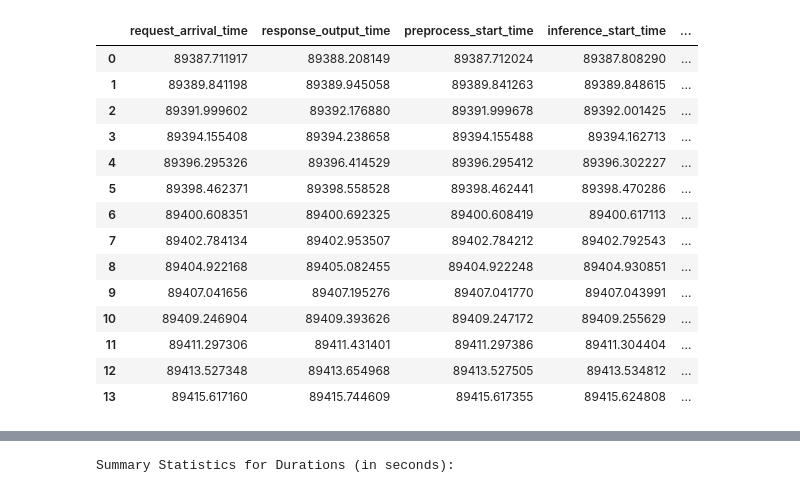
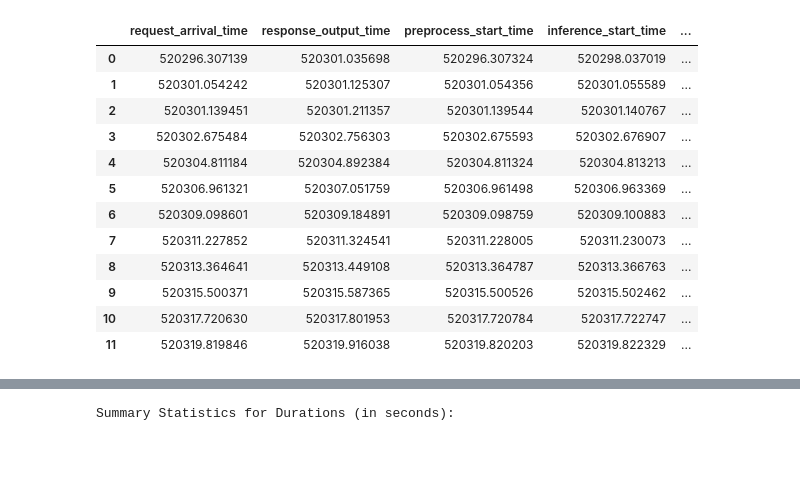
Before and after one commit to StreamMUSE/StreamMUSE-v1, a Jupyter notebook: app/tester.ipynb, the cells around one changed output, grey strips where cells are left out. Cells and saved outputs as stored; diff of their text form; code cells hidden in the pictures; blank space fills up the shorter version.

```diff
--- a/app/tester.ipynb
+++ b/app/tester.ipynb
@@ -2,24 +2,22 @@
 import numpy as np
 import pandas as pd
 # %%
-data = pd.read_csv('logs/session_20250630-174328/session.csv')
+data = pd.read_csv('logs/session_20250701-142646/session.csv')
 data
 # %% [output]
 |  | request_arrival_time | response_output_time | preprocess_start_time | inference_start_time | ... |
-| 0 | 89387.711917 | 89388.208149 | 89387.712024 | 89387.808290 | ... |
-| 1 | 89389.841198 | 89389.945058 | 89389.841263 | 89389.848615 | ... |
-| 2 | 89391.999602 | 89392.176880 | 89391.999678 | 89392.001425 | ... |
-| 3 | 89394.155408 | 89394.238658 | 89394.155488 | 89394.162713 | ... |
-| 4 | 89396.295326 | 89396.414529 | 89396.295412 | 89396.302227 | ... |
-| 5 | 89398.462371 | 89398.558528 | 89398.462441 | 89398.470286 | ... |
-| 6 | 89400.608351 | 89400.692325 | 89400.608419 | 89400.617113 | ... |
-| 7 | 89402.784134 | 89402.953507 | 89402.784212 | 89402.792543 | ... |
-| 8 | 89404.922168 | 89405.082455 | 89404.922248 | 89404.930851 | ... |
-| 9 | 89407.041656 | 89407.195276 | 89407.041770 | 89407.043991 | ... |
-| 10 | 89409.246904 | 89409.393626 | 89409.247172 | 89409.255629 | ... |
-| 11 | 89411.297306 | 89411.431401 | 89411.297386 | 89411.304404 | ... |
-| 12 | 89413.527348 | 89413.654968 | 89413.527505 | 89413.534812 | ... |
-| 13 | 89415.617160 | 89415.744609 | 89415.617355 | 89415.624808 | ... |
+| 0 | 520296.307139 | 520301.035698 | 520296.307324 | 520298.037019 | ... |
+| 1 | 520301.054242 | 520301.125307 | 520301.054356 | 520301.055589 | ... |
+| 2 | 520301.139451 | 520301.211357 | 520301.139544 | 520301.140767 | ... |
+| 3 | 520302.675484 | 520302.756303 | 520302.675593 | 520302.676907 | ... |
+| 4 | 520304.811184 | 520304.892384 | 520304.811324 | 520304.813213 | ... |
+| 5 | 520306.961321 | 520307.051759 | 520306.961498 | 520306.963369 | ... |
+| 6 | 520309.098601 | 520309.184891 | 520309.098759 | 520309.100883 | ... |
+| 7 | 520311.227852 | 520311.324541 | 520311.228005 | 520311.230073 | ... |
+| 8 | 520313.364641 | 520313.449108 | 520313.364787 | 520313.366763 | ... |
+| 9 | 520315.500371 | 520315.587365 | 520315.500526 | 520315.502462 | ... |
+| 10 | 520317.720630 | 520317.801953 | 520317.720784 | 520317.722747 | ... |
+| 11 | 520319.819846 | 520319.916038 | 520319.820203 | 520319.822329 | ... |
 # %%
 # Calculate the duration of each stage by finding the difference between timestamps
 data['server_total_duration'] = data['response_output_time'] - data['request_arrival_time']
```
Also changed, not shown: parts of 1 cell of this notebook, 5 other files.
